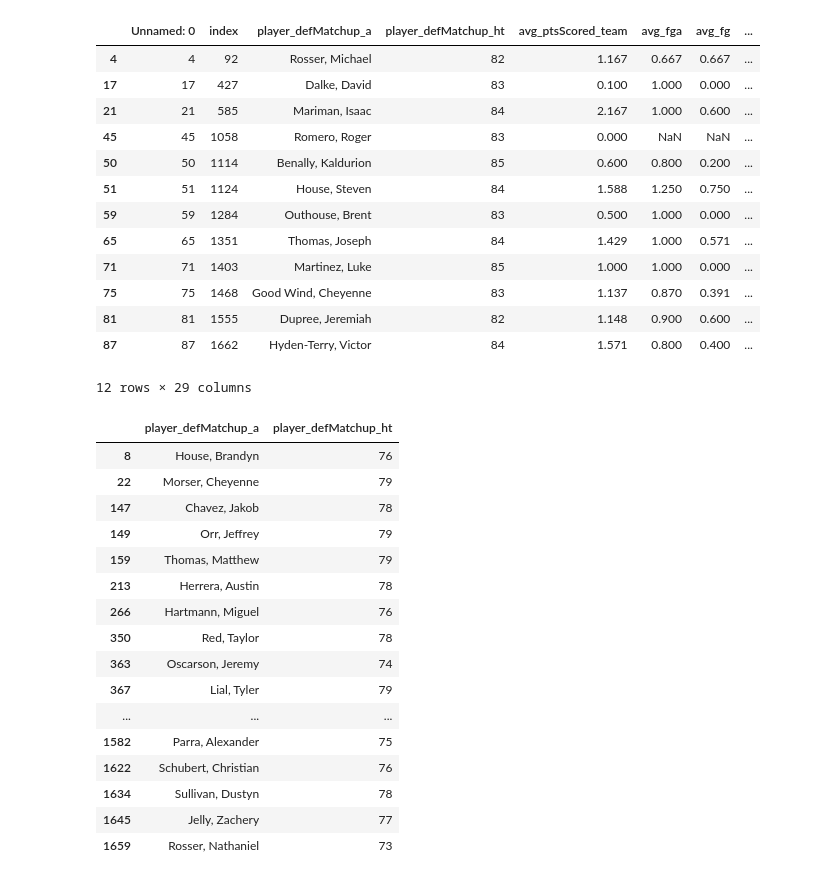
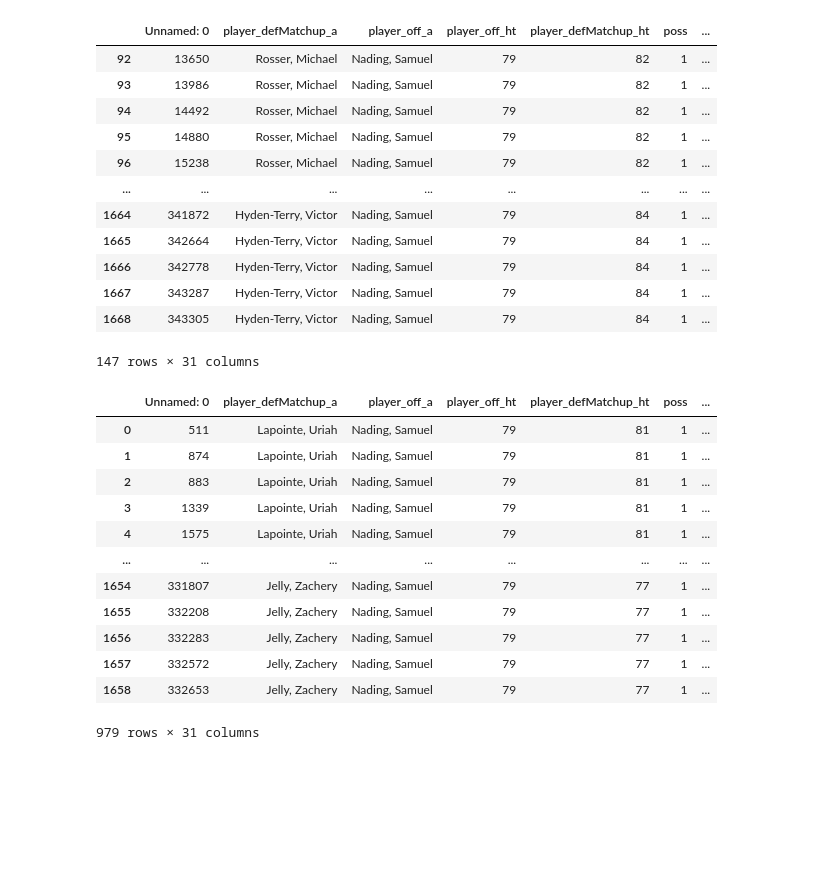
Before and after one commit to a-miller77/2023-Bucks-Hackathon, a Jupyter notebook: nading_height_comparisons.ipynb, the cells around one changed output. Cells and saved outputs as stored; diff of their text form; code cells hidden in the pictures; blank space fills up the shorter version.

Commit message:
"Calculated Nading Stats Vs Heights"

```diff
--- a/nading_height_comparisons.ipynb
+++ b/nading_height_comparisons.ipynb
@@ -4,52 +4,44 @@
 # Base Imports
 import pandas as pd
 import numpy as np
+import calculate as calc
 
-df = pd.read_csv('filtered_sets/nading_matchup_averages.csv') # Accessing the CSV with only nading matchups
+df = pd.read_csv('filtered_sets/only_nading_matchups.csv') # Accessing the CSV with only nading matchups
 # %%
 # Storing the names & height of all of the players that are taller than nading
 taller_than_nading = df[df["player_defMatchup_ht"] > 81 ]
 
 taller_than_nading
 # %% [output]
-|  | Unnamed: 0 | index | player_defMatchup_a | player_defMatchup_ht | avg_ptsScored_team | avg_fga | avg_fg | ... |
-| 4 | 4 | 92 | Rosser, Michael | 82 | 1.167 | 0.667 | 0.667 | ... |
-| 17 | 17 | 427 | Dalke, David | 83 | 0.100 | 1.000 | 0.000 | ... |
-| 21 | 21 | 585 | Mariman, Isaac | 84 | 2.167 | 1.000 | 0.600 | ... |
-| 45 | 45 | 1058 | Romero, Roger | 83 | 0.000 | NaN | NaN | ... |
-| 50 | 50 | 1114 | Benally, Kaldurion | 85 | 0.600 | 0.800 | 0.200 | ... |
-| 51 | 51 | 1124 | House, Steven | 84 | 1.588 | 1.250 | 0.750 | ... |
-| 59 | 59 | 1284 | Outhouse, Brent | 83 | 0.500 | 1.000 | 0.000 | ... |
-| 65 | 65 | 1351 | Thomas, Joseph | 84 | 1.429 | 1.000 | 0.571 | ... |
-| 71 | 71 | 1403 | Martinez, Luke | 85 | 1.000 | 1.000 | 0.000 | ... |
-| 75 | 75 | 1468 | Good Wind, Cheyenne | 83 | 1.137 | 0.870 | 0.391 | ... |
-| 81 | 81 | 1555 | Dupree, Jeremiah | 82 | 1.148 | 0.900 | 0.600 | ... |
-| 87 | 87 | 1662 | Hyden-Terry, Victor | 84 | 1.571 | 0.800 | 0.400 | ... |
+|  | Unnamed: 0 | player_defMatchup_a | player_off_a | player_off_ht | player_defMatchup_ht | poss | ... |
+| 92 | 13650 | Rosser, Michael | Nading, Samuel | 79 | 82 | 1 | ... |
+| 93 | 13986 | Rosser, Michael | Nading, Samuel | 79 | 82 | 1 | ... |
+| 94 | 14492 | Rosser, Michael | Nading, Samuel | 79 | 82 | 1 | ... |
+| 95 | 14880 | Rosser, Michael | Nading, Samuel | 79 | 82 | 1 | ... |
+| 96 | 15238 | Rosser, Michael | Nading, Samuel | 79 | 82 | 1 | ... |
+| ... | ... | ... | ... | ... | ... | ... | ... |
+| 1664 | 341872 | Hyden-Terry, Victor | Nading, Samuel | 79 | 84 | 1 | ... |
+| 1665 | 342664 | Hyden-Terry, Victor | Nading, Samuel | 79 | 84 | 1 | ... |
+| 1666 | 342778 | Hyden-Terry, Victor | Nading, Samuel | 79 | 84 | 1 | ... |
+| 1667 | 343287 | Hyden-Terry, Victor | Nading, Samuel | 79 | 84 | 1 | ... |
+| 1668 | 343305 | Hyden-Terry, Victor | Nading, Samuel | 79 | 84 | 1 | ... |
-12 rows × 29 columns
+147 rows × 31 columns
 # %%
 # Storing the names & heights of all of the players that are around the same or the same height as Nading
-shorter_than_nading_raw = df[df["player_defMatchup_ht"].between(77,81)]
+around_nading_height = df[df["player_defMatchup_ht"].between(77,81)]
 
-shorter_than_nading_raw = shorter_than_nading_raw[["player_defMatchup_a","player_defMatchup_ht"]]
-
-shorter_than_nading = shorter_than_nading_raw.drop_duplicates()
-
-shorter_than_nading
+around_nading_height
 # %% [output]
-|  | player_defMatchup_a | player_defMatchup_ht |
-| 8 | House, Brandyn | 76 |
-| 22 | Morser, Cheyenne | 79 |
-| 147 | Chavez, Jakob | 78 |
-| 149 | Orr, Jeffrey | 79 |
-| 159 | Thomas, Matthew | 79 |
-| 213 | Herrera, Austin | 78 |
-| 266 | Hartmann, Miguel | 76 |
-| 350 | Red, Taylor | 78 |
-| 363 | Oscarson, Jeremy | 74 |
-| 367 | Lial, Tyler | 79 |
-| ... | ... | ... |
-| 1582 | Parra, Alexander | 75 |
-| 1622 | Schubert, Christian | 76 |
-| 1634 | Sullivan, Dustyn | 78 |
-| 1645 | Jelly, Zachery | 77 |
-| 1659 | Rosser, Nathaniel | 73 |
+|  | Unnamed: 0 | player_defMatchup_a | player_off_a | player_off_ht | player_defMatchup_ht | poss | ... |
+| 0 | 511 | Lapointe, Uriah | Nading, Samuel | 79 | 81 | 1 | ... |
+| 1 | 874 | Lapointe, Uriah | Nading, Samuel | 79 | 81 | 1 | ... |
+| 2 | 883 | Lapointe, Uriah | Nading, Samuel | 79 | 81 | 1 | ... |
+| 3 | 1339 | Lapointe, Uriah | Nading, Samuel | 79 | 81 | 1 | ... |
+| 4 | 1575 | Lapointe, Uriah | Nading, Samuel | 79 | 81 | 1 | ... |
+| ... | ... | ... | ... | ... | ... | ... | ... |
+| 1654 | 331807 | Jelly, Zachery | Nading, Samuel | 79 | 77 | 1 | ... |
+| 1655 | 332208 | Jelly, Zachery | Nading, Samuel | 79 | 77 | 1 | ... |
+| 1656 | 332283 | Jelly, Zachery | Nading, Samuel | 79 | 77 | 1 | ... |
+| 1657 | 332572 | Jelly, Zachery | Nading, Samuel | 79 | 77 | 1 | ... |
+| 1658 | 332653 | Jelly, Zachery | Nading, Samuel | 79 | 77 | 1 | ... |
+979 rows × 31 columns
```
Also changed, not shown: parts of 5 cells of this notebook, 2 other files.
